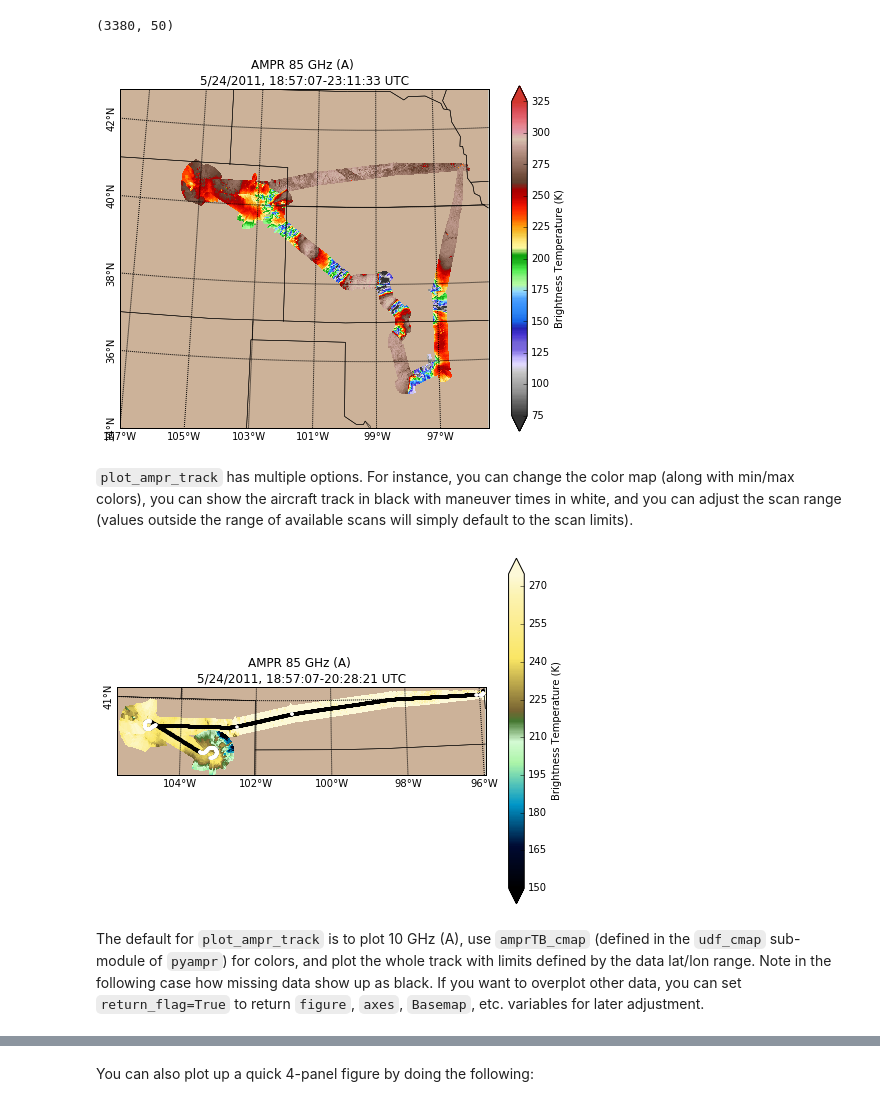
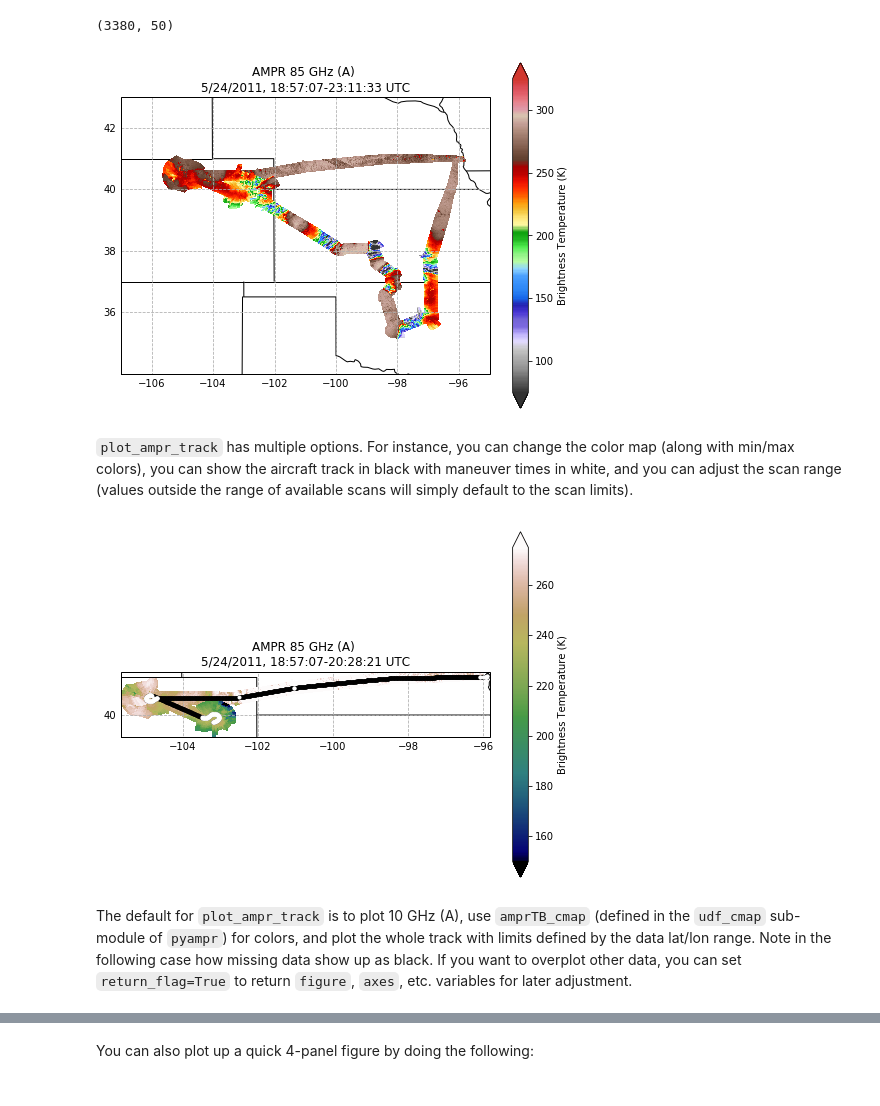
Before and after one commit to nasa/PyAMPR, a Jupyter notebook: notebooks/PyAMPR_Demo.ipynb, the cells around one changed output, grey strips where cells are left out. Saved outputs shown, nothing was run; the diff lists cells and outputs as text; code cells hidden in the pictures.

```diff
--- a/notebooks/PyAMPR_Demo.ipynb
+++ b/notebooks/PyAMPR_Demo.ipynb
@@ -22,7 +22,6 @@ from __future__ import print_function
 import pyampr
 import glob
 import os
-from mpl_toolkits.basemap import cm
 %matplotlib inline
 
 # We read in all AMPR data from MC3E and store as a dictionary of AmprTb classes.
@@ -31,7 +30,7 @@ print('Reading in all MC3E data and storing as dict of AmprTb classes')
 print()
 
 # Change file & directory names as needed
-files = sorted(glob.glob('/Users/tjlang/Documents/AMPR/MC3E/*.txt'))
+files = sorted(glob.glob('/Volumes/Storage01/AMPR/MC3E/*.txt'))
 print('Available files')
 for file in files:
     print(file)
@@ -104,19 +103,19 @@ print(mc3e_data['20110524'].Longitude.shape)
 # %% [output]
 (3380, 50)
 # %%
-mc3e_data['20110524'].plot_ampr_track('85A', latrange=[34,43], lonrange=[-107,-95],
+mc3e_data['20110524'].plot_ampr_track('85A', latrange=[34, 43], lonrange=[-107, -95],
                                       save='ampr_track_85A_ll_34N_107W_ur_43N_95W.png')
 # %% [output]
-[figure, old version]
+[figure, new version]
 # %% [markdown]
 `plot_ampr_track` has multiple options. For instance, you can change the color map (along with min/max colors), you can show the aircraft track in black with maneuver times in white, and you can adjust the scan range (values outside the range of available scans will simply default to the scan limits).
 # %%
-mc3e_data['20110524'].plot_ampr_track('85A', cmap=cm.GMT_relief,
-                                       show_track=True, scanrange=[0,2400], clevs=[150,275])
+mc3e_data['20110524'].plot_ampr_track('85A', cmap='gist_earth',
+                                       show_track=True, scanrange=[0, 2400], clevs=[150, 275])
 # %% [output]
-[figure, old version]
+[figure, new version]
 # %% [markdown]
-The default for `plot_ampr_track` is to plot 10 GHz (A), use `amprTB_cmap` (defined in the `udf_cmap` sub-module of `pyampr`) for colors, and plot the whole track with limits defined by the data lat/lon range. Note in the following case how missing data show up as black. If you want to overplot other data, you can set `return_flag=True` to return `figure`, `axes`, `Basemap`, etc. variables for later adjustment.
+The default for `plot_ampr_track` is to plot 10 GHz (A), use `amprTB_cmap` (defined in the `udf_cmap` sub-module of `pyampr`) for colors, and plot the whole track with limits defined by the data lat/lon range. Note in the following case how missing data show up as black. If you want to overplot other data, you can set `return_flag=True` to return `figure`, `axes`, etc. variables for later adjustment.
 # %%
 mc3e_data['20110524'].plot_ampr_track()
 # %% [output]
```
Also changed, not shown: parts of 16 cells of this notebook, 4 other files.
